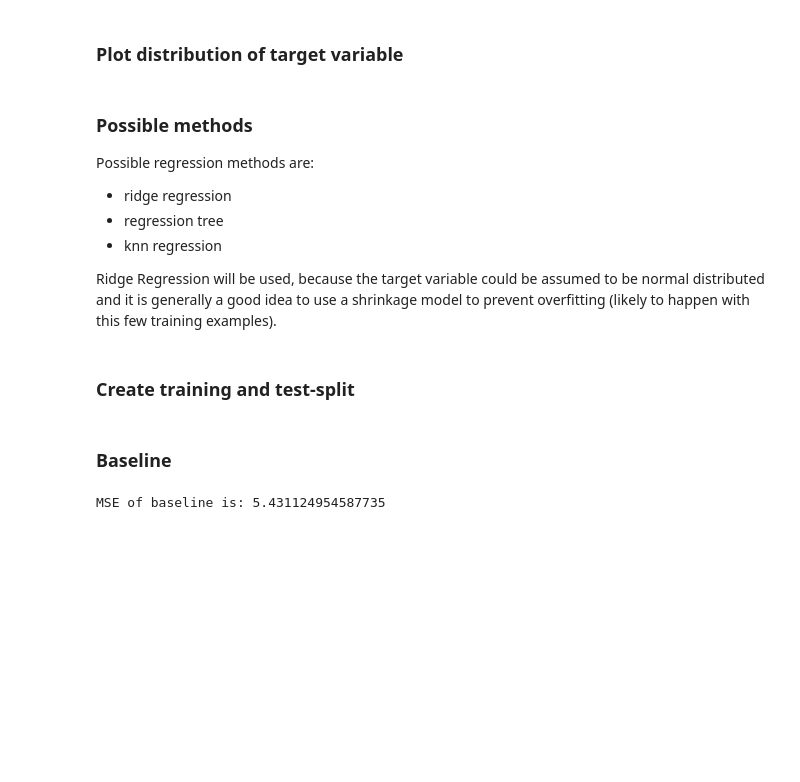
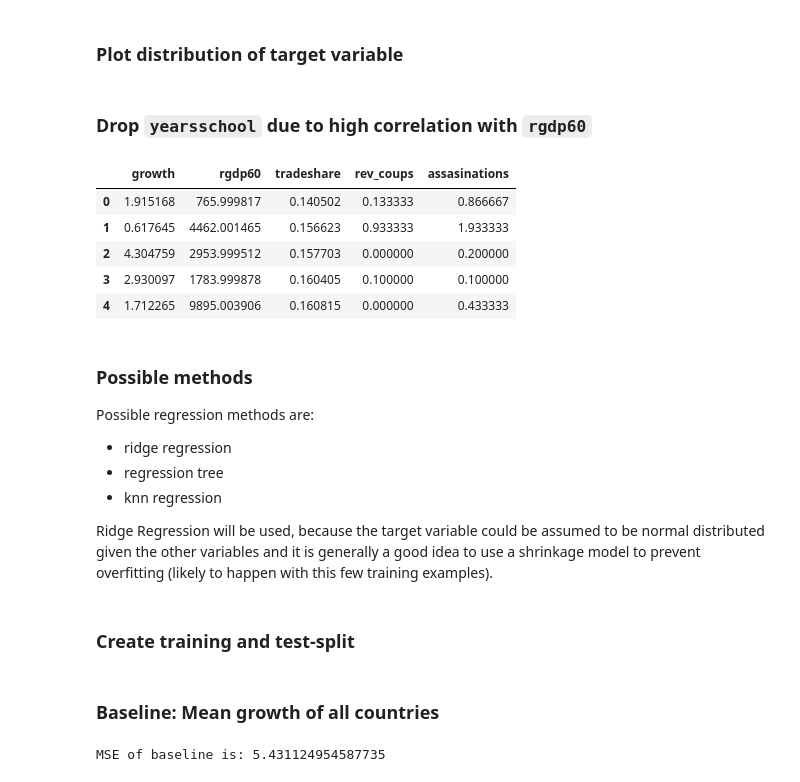
Before and after one commit to u-adrian/PSDA, a Jupyter notebook: 01_Exercise/Aufgabe_3.ipynb, the cells around one changed output. Cells and saved outputs as stored; diff of their text form; code cells hidden in the pictures; blank space fills up the shorter version.

```diff
--- a/01_Exercise/Aufgabe_3.ipynb
+++ b/01_Exercise/Aufgabe_3.ipynb
@@ -363,6 +383,18 @@ fig.show()
 # %%
 fig = px.scatter_matrix(X)
 fig.show()
+# %% [markdown]
+### Drop `yearsschool` due to high correlation with `rgdp60`
+# %%
+growth.drop(columns="yearsschool", inplace=True)
+growth.head()
+# %% [output]
+|  | growth | rgdp60 | tradeshare | rev_coups | assasinations |
+| 0 | 1.915168 | 765.999817 | 0.140502 | 0.133333 | 0.866667 |
+| 1 | 0.617645 | 4462.001465 | 0.156623 | 0.933333 | 1.933333 |
+| 2 | 4.304759 | 2953.999512 | 0.157703 | 0.000000 | 0.200000 |
+| 3 | 2.930097 | 1783.999878 | 0.160405 | 0.100000 | 0.100000 |
+| 4 | 1.712265 | 9895.003906 | 0.160815 | 0.000000 | 0.433333 |
 # %% [markdown]
 ### Possible methods
 
@@ -372,13 +404,13 @@ Possible regression methods are:
 - regression tree
 - knn regression
 
-Ridge Regression will be used, because the target variable could be assumed to be normal distributed and it is generally a good idea to use a shrinkage model to prevent overfitting (likely to happen with this few training examples).
+Ridge Regression will be used, because the target variable could be assumed to be normal distributed given the other variables and it is generally a good idea to use a shrinkage model to prevent overfitting (likely to happen with this few training examples).
 # %% [markdown]
 ### Create training and test-split
 # %%
 input_train, input_test, target_train, target_test = train_test_split(X, y, shuffle=True, random_state=42)
-# %% [markdown]
-### Baseline
+# %% [markdown]
+### Baseline: Mean growth of all countries
 # %%
 avg_growth = target_train.mean()
 model = lambda x: avg_growth
```
Also changed, not shown: parts of 43 cells of this notebook.
